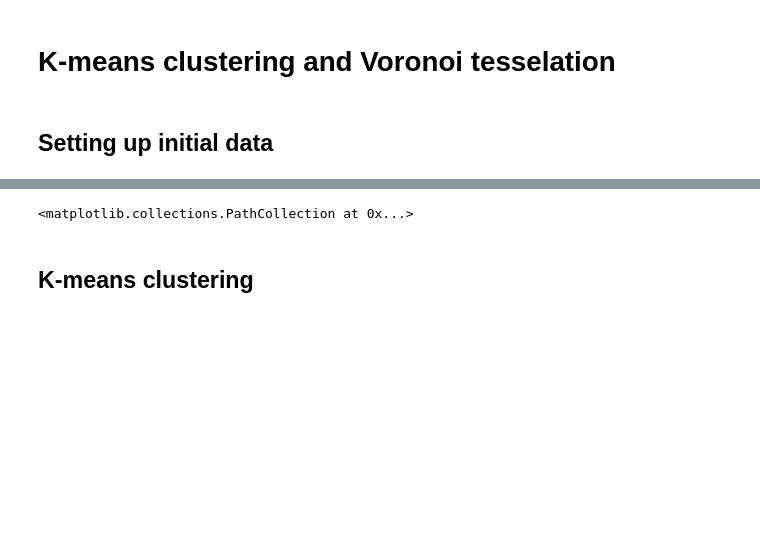
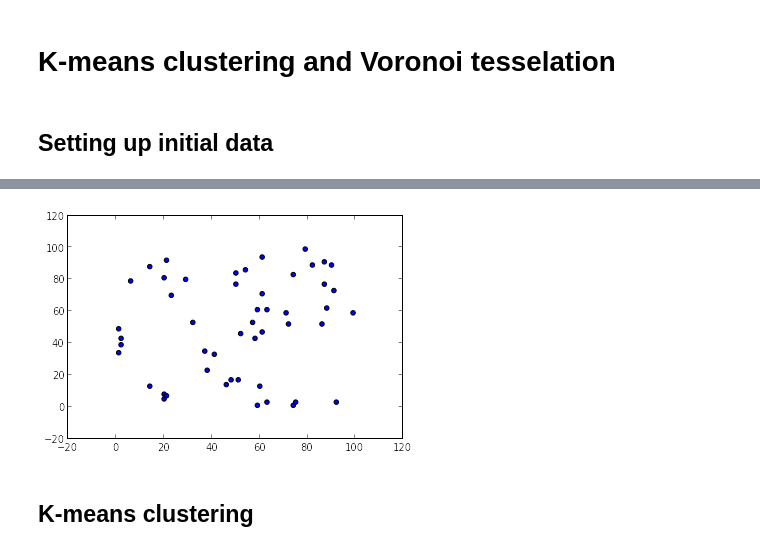
Before and after one commit to dapregi/toy_projects, a Jupyter notebook: ipython_nbs/kmeans_voronoi.ipynb, the cells around one changed output, grey strips where cells are left out. Saved outputs shown, nothing was run; the diff lists cells and outputs as text; code cells hidden in the pictures; blank space fills up the shorter version.

Commit message:
- Plotting step by step

```diff
--- a/ipython_nbs/kmeans_voronoi.ipynb
+++ b/ipython_nbs/kmeans_voronoi.ipynb
@@ -9,14 +7,19 @@ ERROR: Line magic function `%matplotlib` not found.
 # %%
 POINTS = 50 # number of data points
 
 import numpy as np
 import matplotlib.pyplot as plt
 
-np.random.seed(42)
+seed = np.random.seed(42)
 x, y = np.random.randint(100, size=(2, POINTS))
-plt.scatter(x,y)
+
+def plot_data_points():
+    plt.scatter(x,y)
+
+# Plotting
+plot_data_points()
 # %% [output]
-<matplotlib.collections.PathCollection at 0x...>
+[figure, added]
 # %% [markdown]
 ## K-means clustering
 # %%
```
Also changed, not shown: parts of 3 cells of this notebook.
